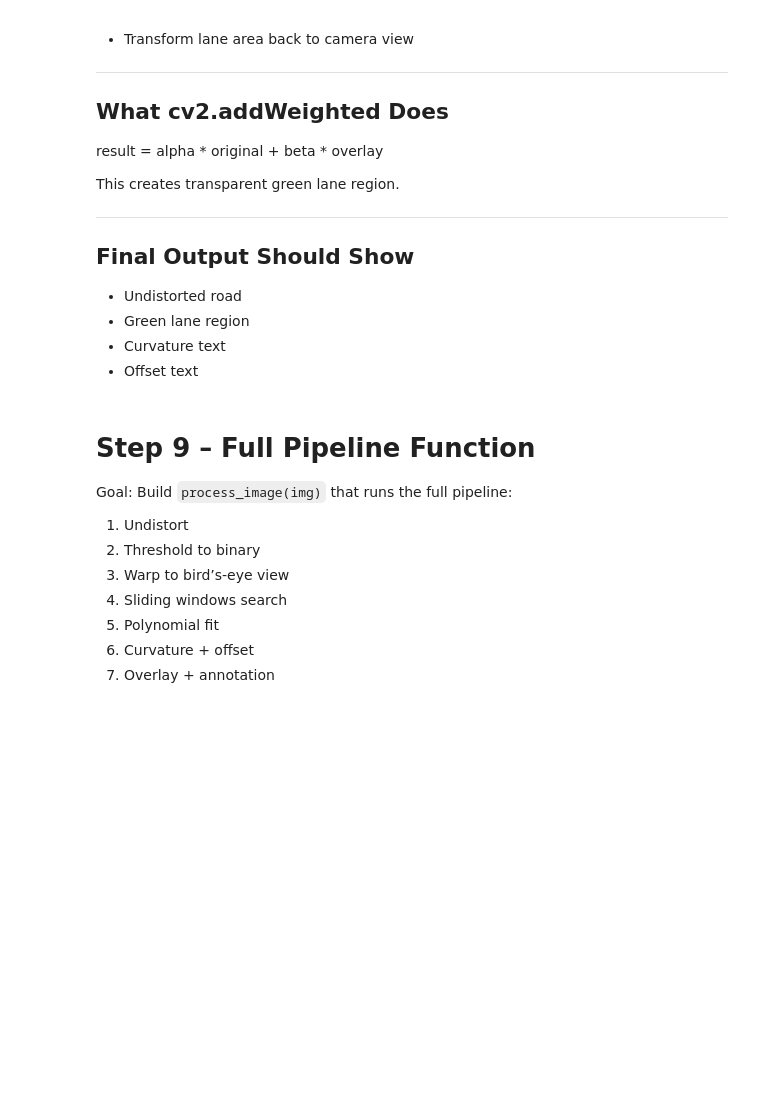
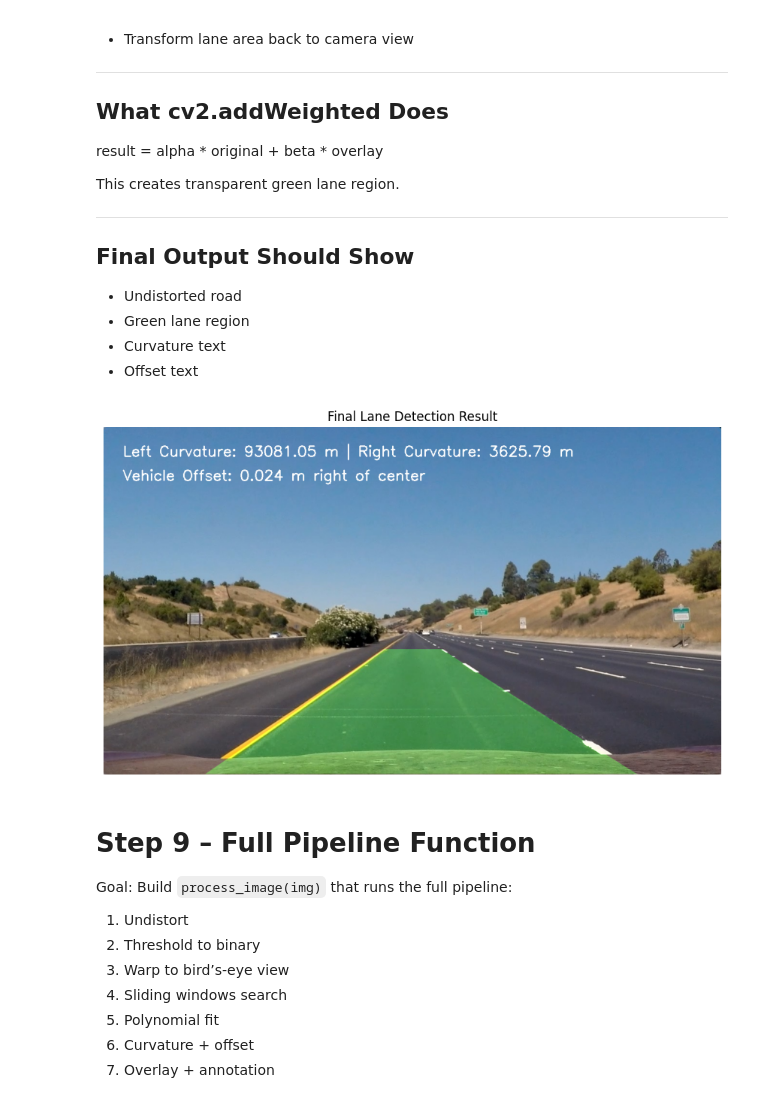
Before and after one commit to RMHamzaArif89/Week-5-Task_AI_Robotics_25280103, a Jupyter notebook: Lab4_Assignment.ipynb, the cells around one changed output. Drawn from its saved outputs; the diff is of its cells as text; code cells hidden in the pictures; blank space fills up the shorter version.

```diff
--- a/Lab4_Assignment.ipynb
+++ b/Lab4_Assignment.ipynb
@@ -785,18 +894,18 @@ def fit_polynomial(leftx, lefty, rightx, righty, img_shape):
         left_fitx, right_fitx : x values from polynomial
     """
 
-    # creating ploty
+    # creating ploty (vertical coordinates)
     ploty = np.linspace(0, img_shape[0] - 1, img_shape[0])
 
-    # fitting left polynomial
-    left_fit = None  #replace
+    # fitting left polynomial (x as function of y)
+    left_fit = np.polyfit(lefty, leftx, 2)
 
-    # fitting right polynomial
-    right_fit = None  #replace
+    # fitting right polynomial (x as function of y)
+    right_fit = np.polyfit(righty, rightx, 2)
 
     # evaluating polynomials
-    left_fitx = None  #replace
-    right_fitx = None  #replace
+    left_fitx = left_fit[0]*ploty**2 + left_fit[1]*ploty + left_fit[2]
+    right_fitx = right_fit[0]*ploty**2 + right_fit[1]*ploty + right_fit[2]
 
     return left_fit, right_fit, ploty, left_fitx, right_fitx
 # %%
@@ -955,35 +1100,87 @@ This creates transparent green lane region.
 def draw_lane_overlay(original_img, warped_binary, left_fitx, right_fitx, ploty, Minv):
     """
     OUTPUT:
         result : original image with lane overlay
     """
 
     # creating blank image for lane area
     warp_zero = np.zeros_like(warped_binary).astype(np.uint8)
     color_warp = np.dstack((warp_zero, warp_zero, warp_zero))
 
     # creating polygon points
     pts_left = np.array([np.transpose(np.vstack([left_fitx, ploty]))])
     pts_right = np.array([np.flipud(np.transpose(np.vstack([right_fitx, ploty])))])
     pts = np.hstack((pts_left, pts_right))
 
     # filling polygon
     cv2.fillPoly(color_warp, np.int32([pts]), (0, 255, 0))
 
     # unwarping back to original
-    newwarp = None  #replace
+    newwarp = cv2.warpPerspective(
+        color_warp,
+        Minv,
+        (original_img.shape[1], original_img.shape[0])
+    )
 
     # overlaying on original
-    result = None  #replace
+    result = cv2.addWeighted(original_img, 1, newwarp, 0.3, 0)
 
     return result
 
 
 def annotate_result(img, left_curverad, right_curverad, offset_m):
     # formatting curvature text
+    curvature_text = f"Left Curvature: {left_curverad:.2f} m | Right Curvature: {right_curverad:.2f} m"
+
     # formatting offset text
+    direction = "right" if offset_m > 0 else "left"
+    offset_text = f"Vehicle Offset: {abs(offset_m):.3f} m {direction} of center"
+
     # writing text on image using cv2.putText
+    cv2.putText(img,
+                curvature_text,
+                (40, 60),
+                cv2.FONT_HERSHEY_SIMPLEX,
+                1,
+                (255, 255, 255),
+                2)
+
+    cv2.putText(img,
+                offset_text,
+                (40, 110),
+                cv2.FONT_HERSHEY_SIMPLEX,
+                1,
+                (255, 255, 255),
+                2)
+
     return img
+
+
+
+# draw lane overlay
+overlay_result = draw_lane_overlay(
+    test_img,
+    warped_binary,
+    left_fitx,
+    right_fitx,
+    ploty,
+    Minv
+)
+
+# annotate curvature and offset
+final_result = annotate_result(
+    overlay_result,
+    left_curverad,
+    right_curverad,
+    offset_m
+)
+
+plt.imshow(cv2.cvtColor(final_result, cv2.COLOR_BGR2RGB))
+plt.title("Final Lane Detection Result")
+plt.axis("off")
+plt.show()
+# %% [output]
+[figure, added]
 # %% [markdown]
 # Step 9 – Full Pipeline Function
 
```
Also changed, not shown: parts of 13 cells of this notebook, 2 other files.
